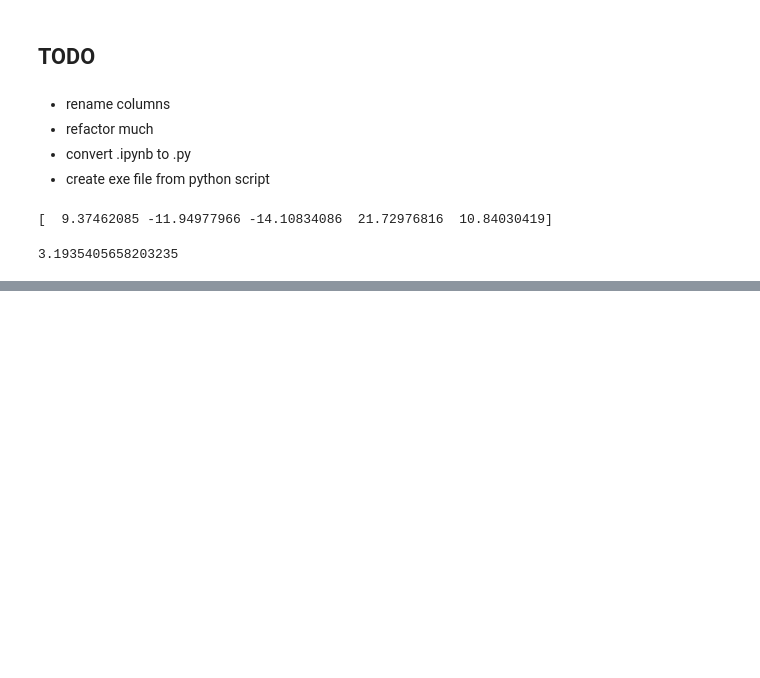
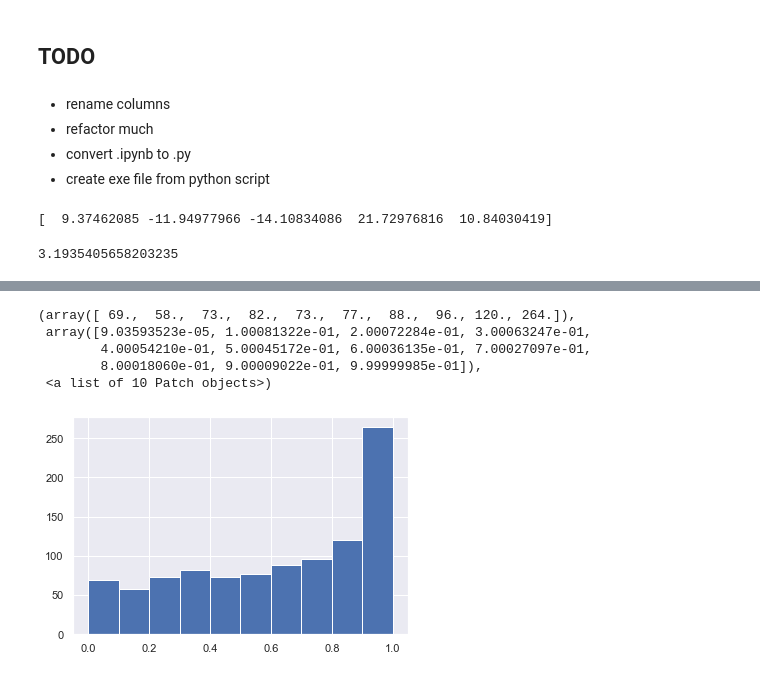
Before and after one commit to jotpio/python-script-image-label, a Jupyter notebook: analyze.ipynb, the cells around one changed output, grey strips where cells are left out. Saved outputs shown, nothing was run; the diff lists cells and outputs as text; code cells hidden in the pictures; blank space fills up the shorter version.

```diff
--- a/analyze.ipynb
+++ b/analyze.ipynb
@@ -221,0 +338,26 @@ np.degrees(np.arctan2(msin,mcos))
+# %%
+# https://www.sciencedirect.com/science/article/pii/S0960982217310138
+
+v1 = np.random.uniform(-1, 1, (1000, 2))
+v2 = np.random.uniform(-1, 1, (1000, 2))
+
+pols = []
+
+for idx, v in enumerate(v1):
+    angle1 = np.arctan2(v[1], v[0])
+    angle2 = np.arctan2(v2[idx][1], v2[idx][0])
+
+    sm = (np.square(np.sin(angle1) + np.sin(angle2))) + (np.square(np.cos(angle1) + np.cos(angle2)))
+    rt = np.sqrt(sm)
+    pol = rt/2
+
+    pols.append(pol)
+
+plt.hist(pols)
+# %% [output]
+(array([ 69.,  58.,  73.,  82.,  73.,  77.,  88.,  96., 120., 264.]),
+ array([9.03593523e-05, 1.00081322e-01, 2.00072284e-01, 3.00063247e-01,
+        4.00054210e-01, 5.00045172e-01, 6.00036135e-01, 7.00027097e-01,
+        8.00018060e-01, 9.00009022e-01, 9.99999985e-01]),
+ <a list of 10 Patch objects>)
+[figure, added]
```
Also changed, not shown: parts of 31 cells of this notebook, 1 other file.
